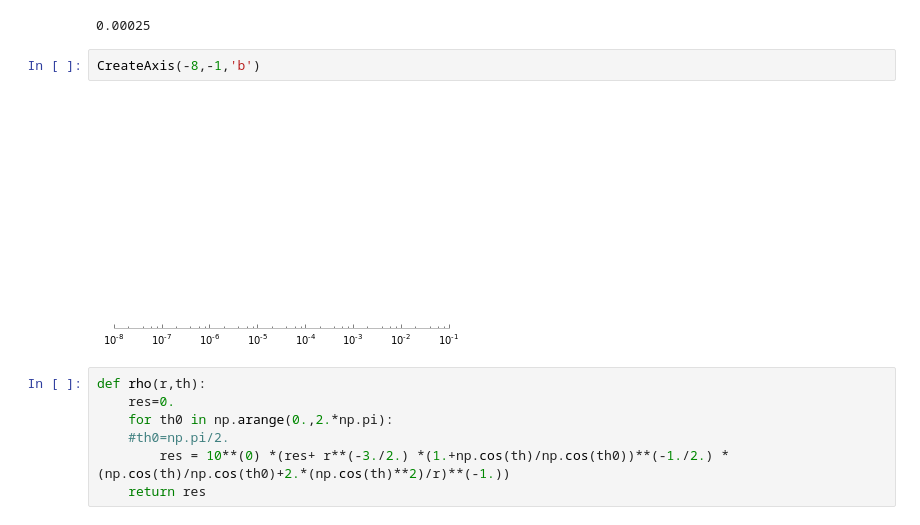
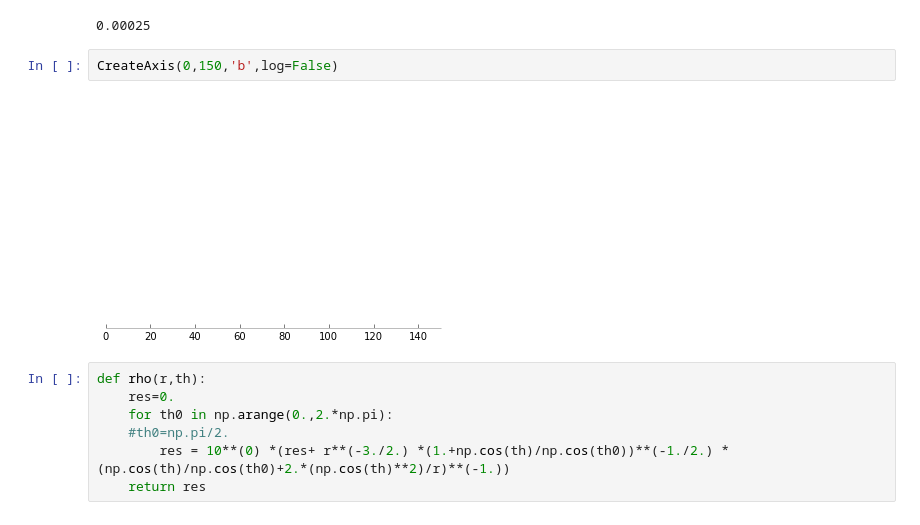
Before and after one commit to Mixpap/Ptyxiaki, a Jupyter notebook: Untitled1.ipynb, the cells around one changed output. Cells and saved outputs as stored; diff of their text form.

```diff
--- a/Untitled1.ipynb
+++ b/Untitled1.ipynb
@@ -90,10 +90,10 @@ def CreateAxis(start,stop,where,log=True):
 5e-6 *50
 # %% [output]
 0.00025
-# %%
-CreateAxis(-8,-1,'b')
-# %% [output]
-[figure, removed]
+# %%
+CreateAxis(0,150,'b',log=False)
+# %% [output]
+[figure, added]
 # %%
 def rho(r,th):
     res=0.
```
Also changed, not shown: 16 other files.
